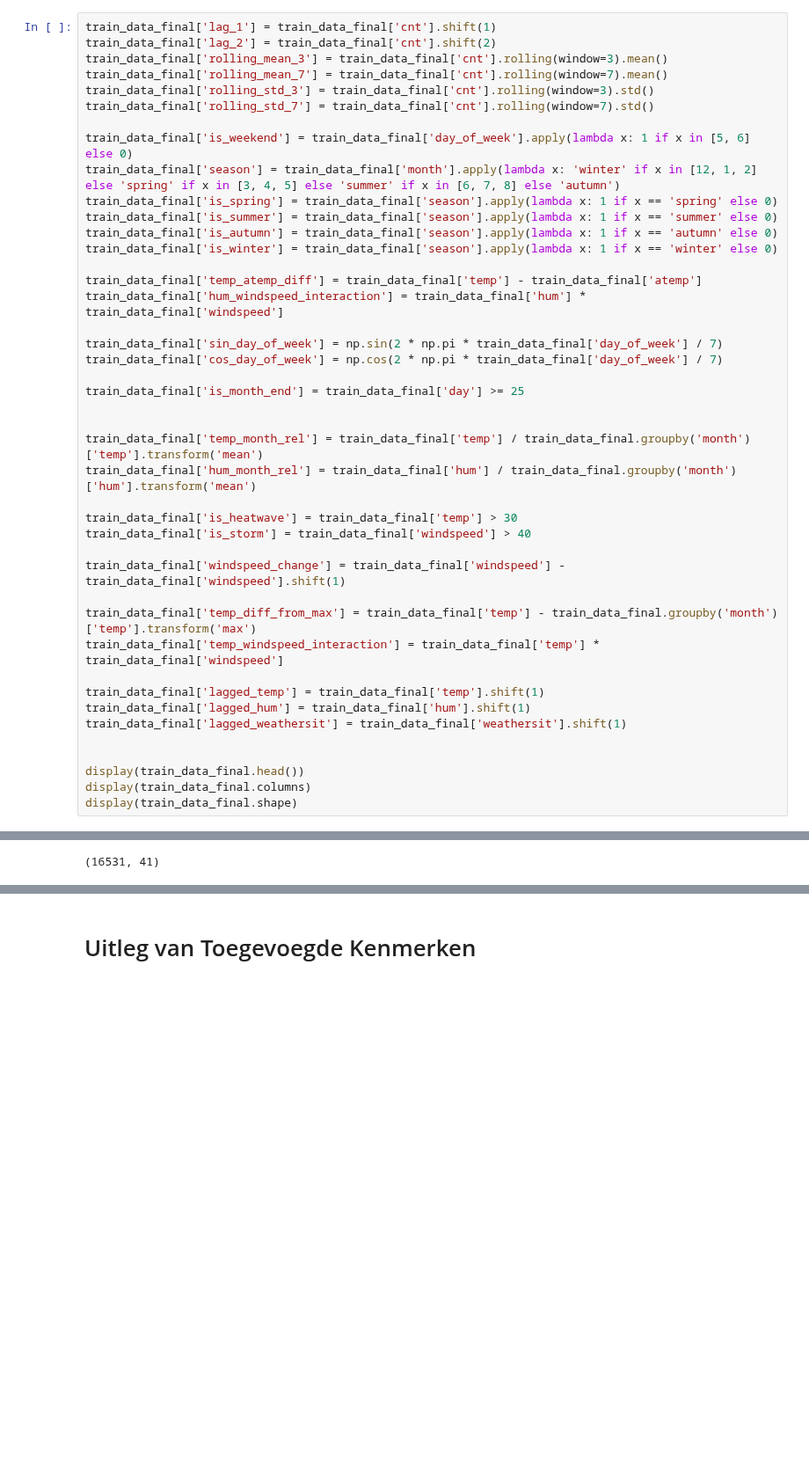
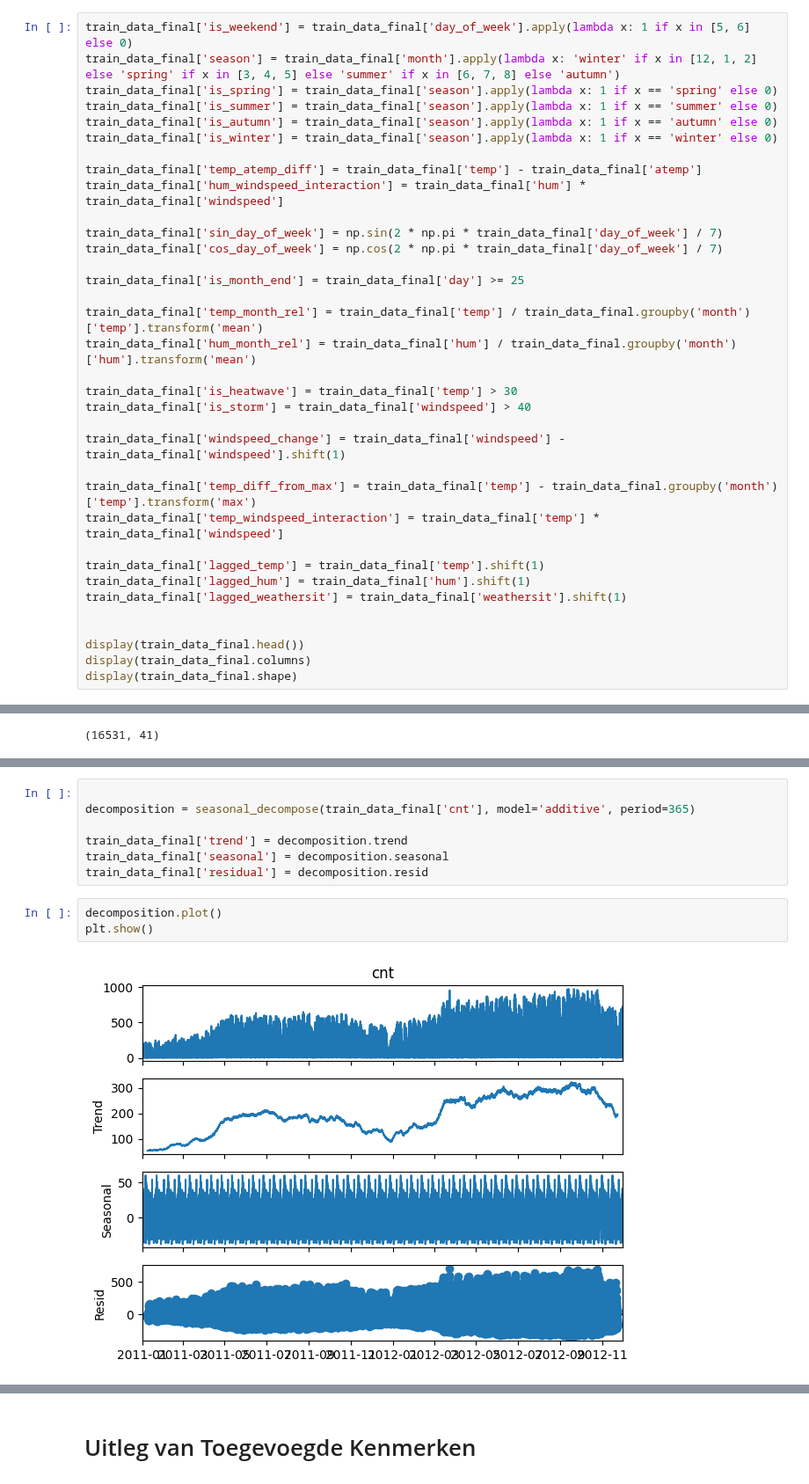
Before and after one commit to Tijnwy/MachineLearning, a Jupyter notebook: ML_opdracht_2/Verhuurdocument.ipynb, the cells around one changed output, grey strips where cells are left out. Shown at 88% size. Drawn from its saved outputs; the diff is of its cells as text; blank space fills up the shorter version.

```diff
--- a/ML_opdracht_2/Verhuurdocument.ipynb
+++ b/ML_opdracht_2/Verhuurdocument.ipynb
@@ -287,11 +300,4 @@ De ACF meet hoe sterk de waarde van het aantal verhuur op een specifieke dag (de
 # %%
-train_data_final['lag_1'] = train_data_final['cnt'].shift(1)
-train_data_final['lag_2'] = train_data_final['cnt'].shift(2)
-train_data_final['rolling_mean_3'] = train_data_final['cnt'].rolling(window=3).mean()
-train_data_final['rolling_mean_7'] = train_data_final['cnt'].rolling(window=7).mean()
-train_data_final['rolling_std_3'] = train_data_final['cnt'].rolling(window=3).std()
-train_data_final['rolling_std_7'] = train_data_final['cnt'].rolling(window=7).std()
-
 train_data_final['is_weekend'] = train_data_final['day_of_week'].apply(lambda x: 1 if x in [5, 6] else 0)
 train_data_final['season'] = train_data_final['month'].apply(lambda x: 'winter' if x in [12, 1, 2] else 'spring' if x in [3, 4, 5] else 'summer' if x in [6, 7, 8] else 'autumn')
 train_data_final['is_spring'] = train_data_final['season'].apply(lambda x: 1 if x == 'spring' else 0)
@@ -306,7 +312,6 @@ train_data_final['sin_day_of_week'] = np.sin(2 * np.pi * train_data_final['day_o
 train_data_final['cos_day_of_week'] = np.cos(2 * np.pi * train_data_final['day_of_week'] / 7)
 
 train_data_final['is_month_end'] = train_data_final['day'] >= 25
-
 
 train_data_final['temp_month_rel'] = train_data_final['temp'] / train_data_final.groupby('month')['temp'].transform('mean')
 train_data_final['hum_month_rel'] = train_data_final['hum'] / train_data_final.groupby('month')['hum'].transform('mean')
@@ -350,0 +358,12 @@ Index(['holiday', 'weathersit', 'temp', 'atemp', 'hum', 'windspeed', 'cnt',
+# %%
+
+decomposition = seasonal_decompose(train_data_final['cnt'], model='additive', period=365)
+
+train_data_final['trend'] = decomposition.trend
+train_data_final['seasonal'] = decomposition.seasonal
+train_data_final['residual'] = decomposition.resid
+# %%
+decomposition.plot()
+plt.show()
+# %% [output]
+[figure, added]
```
Also changed, not shown: parts of 6 cells of this notebook.
